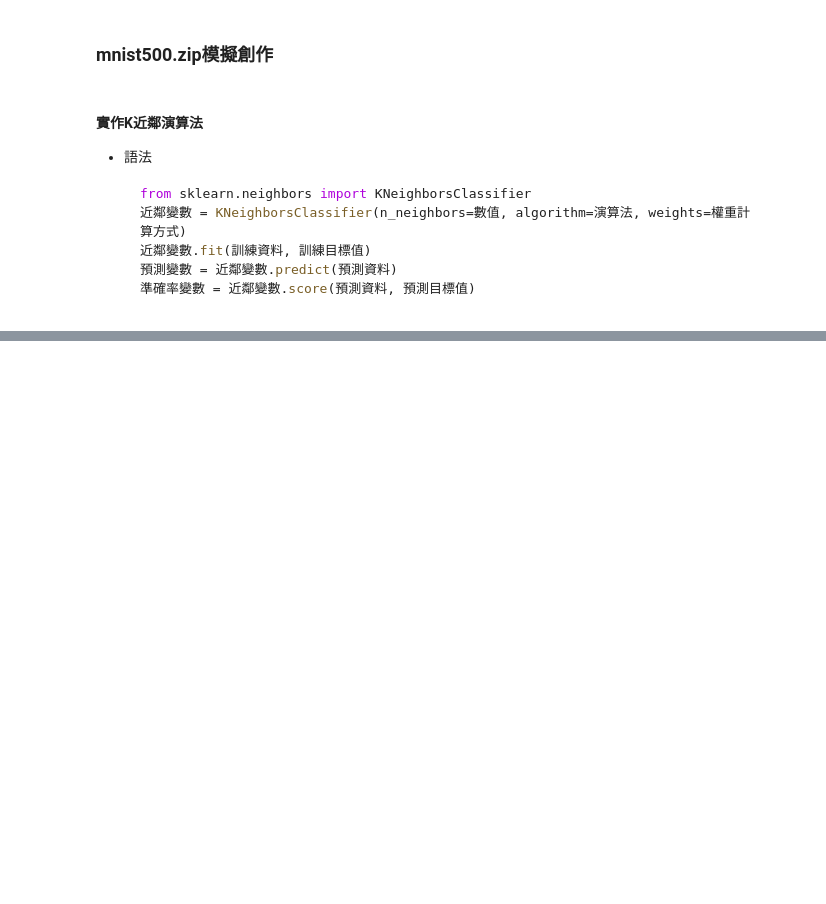
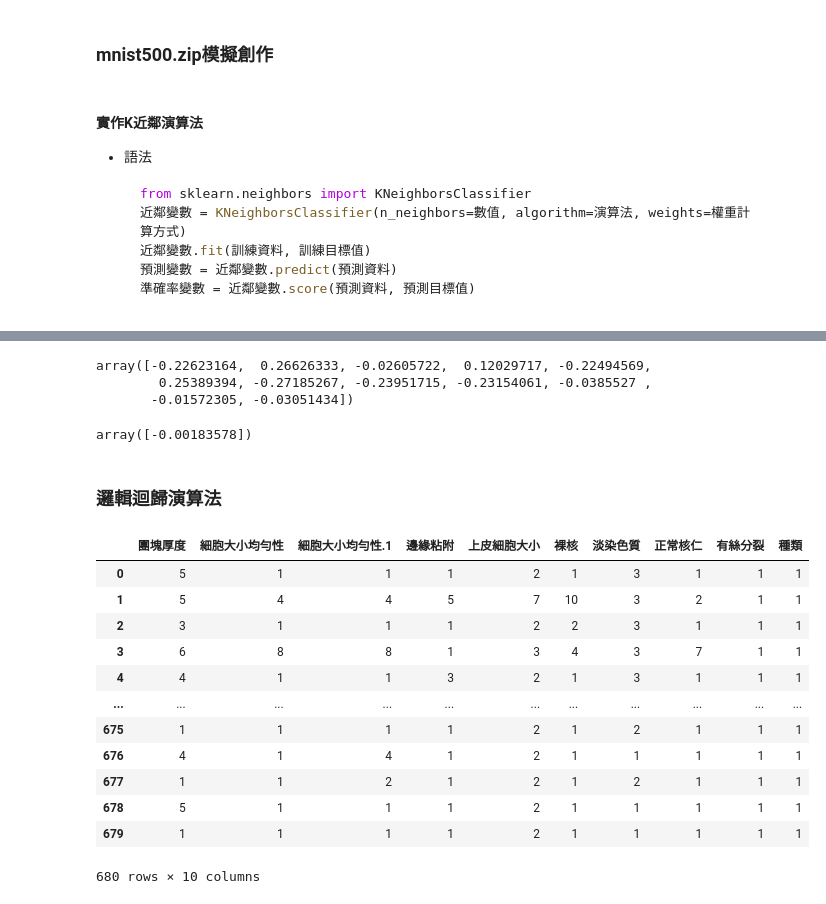
Before and after one commit to LJJain/python_begin, a Jupyter notebook: Begin/09.ipynb, the cells around one changed output, grey strips where cells are left out. Saved outputs shown, nothing was run; the diff lists cells and outputs as text; code cells hidden in the pictures; blank space fills up the shorter version.

```diff
--- a/Begin/09.ipynb
+++ b/Begin/09.ipynb
@@ -252,0 +539,31 @@ joblib.dump(knn, 'mnist500.pkl')
+# %%
+# 公式：y = Wx + b
+sgd.coef_ # W
+# %% [output]
+array([-0.22623164,  0.26626333, -0.02605722,  0.12029717, -0.22494569,
+        0.25389394, -0.27185267, -0.23951715, -0.23154061, -0.0385527 ,
+       -0.01572305, -0.03051434])
+# %%
+sgd.intercept_ #b
+# %% [output]
+array([-0.00183578])
+# %% [markdown]
+### 邏輯迴歸演算法
+# %%
+import pandas as pd
+df = pd.read_csv('breastCancer.csv')
+df
+# %% [output]
+|  | 團塊厚度 | 細胞大小均勻性 | 細胞大小均勻性.1 | 邊緣粘附 | 上皮細胞大小 | 裸核 | 淡染色質 | 正常核仁 | 有絲分裂 | 種類 |
+| 0 | 5 | 1 | 1 | 1 | 2 | 1 | 3 | 1 | 1 | 1 |
+| 1 | 5 | 4 | 4 | 5 | 7 | 10 | 3 | 2 | 1 | 1 |
+| 2 | 3 | 1 | 1 | 1 | 2 | 2 | 3 | 1 | 1 | 1 |
+| 3 | 6 | 8 | 8 | 1 | 3 | 4 | 3 | 7 | 1 | 1 |
+| 4 | 4 | 1 | 1 | 3 | 2 | 1 | 3 | 1 | 1 | 1 |
+| ... | ... | ... | ... | ... | ... | ... | ... | ... | ... | ... |
+| 675 | 1 | 1 | 1 | 1 | 2 | 1 | 2 | 1 | 1 | 1 |
+| 676 | 4 | 1 | 4 | 1 | 2 | 1 | 1 | 1 | 1 | 1 |
+| 677 | 1 | 1 | 2 | 1 | 2 | 1 | 2 | 1 | 1 | 1 |
+| 678 | 5 | 1 | 1 | 1 | 2 | 1 | 1 | 1 | 1 | 1 |
+| 679 | 1 | 1 | 1 | 1 | 2 | 1 | 1 | 1 | 1 | 1 |
+680 rows × 10 columns
```
Also changed, not shown: parts of 44 cells of this notebook, 2 other files.
